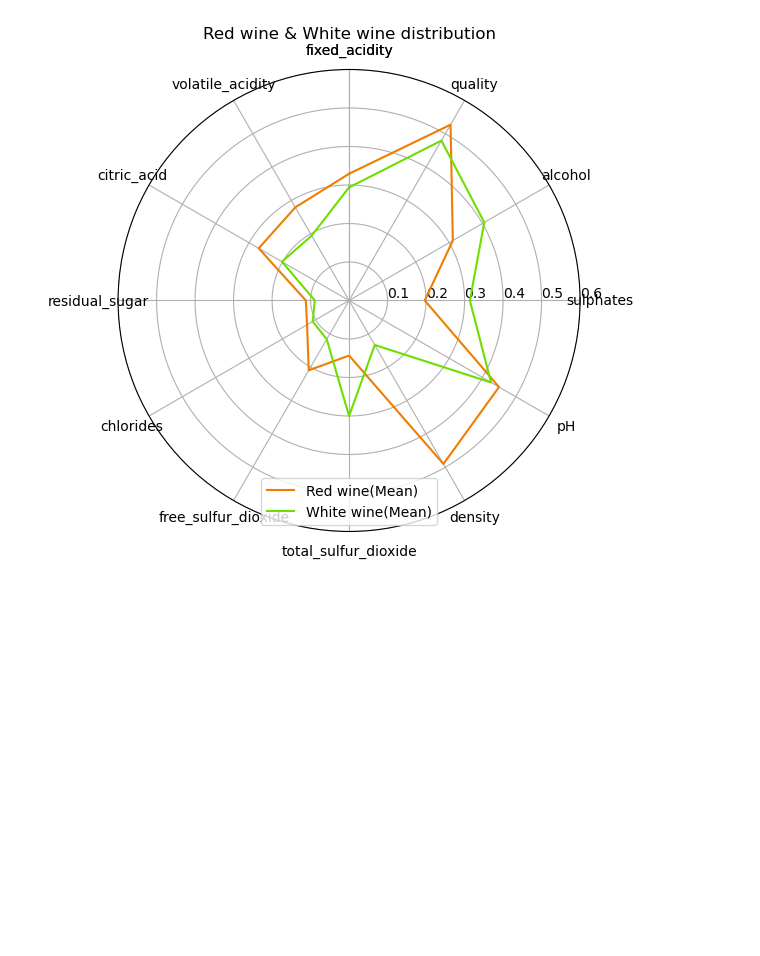
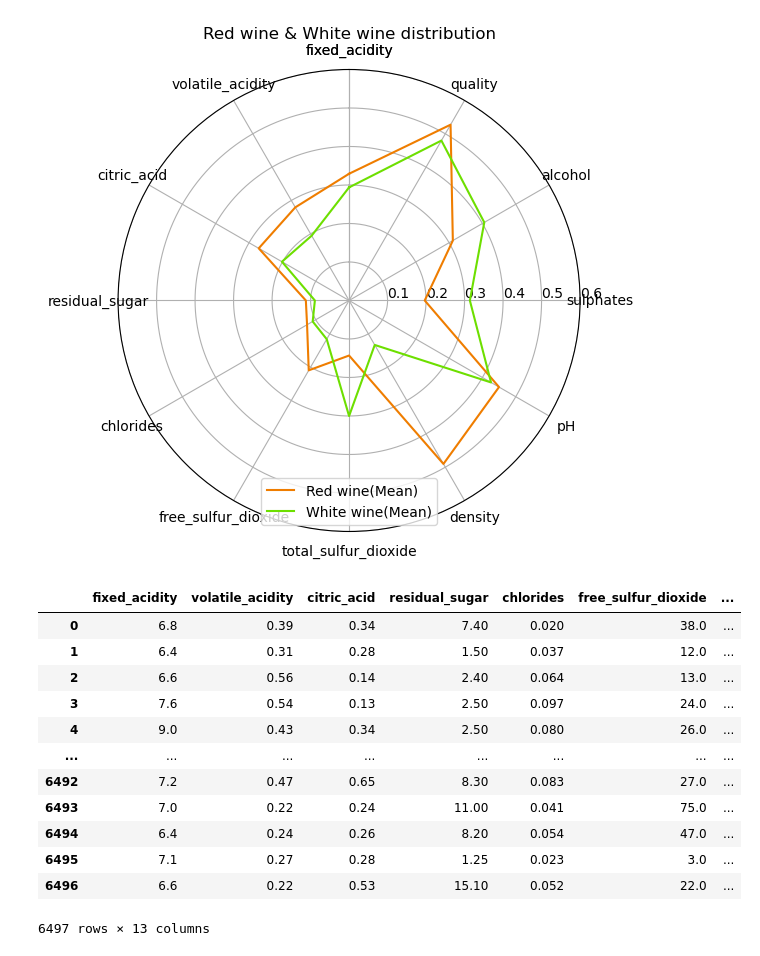
Before and after one commit to n0t1ucky/wineData, a Jupyter notebook: Analyze_Q6.ipynb, the cells around one changed output. Cells and saved outputs as stored; diff of their text form; code cells hidden in the pictures; blank space fills up the shorter version.

```diff
--- a/Analyze_Q6.ipynb
+++ b/Analyze_Q6.ipynb
@@ -144,3 +144,20 @@ plt.legend(["Red wine(Mean)", "White wine(Mean)"], loc='lower center')
 plt.show()
 # %% [output]
 [figure]
+# %%
+dfRandom = df.sample(frac=1).reset_index(drop=True)
+dfRandom
+# %% [output]
+|  | fixed_acidity | volatile_acidity | citric_acid | residual_sugar | chlorides | free_sulfur_dioxide | ... |
+| 0 | 6.8 | 0.39 | 0.34 | 7.40 | 0.020 | 38.0 | ... |
+| 1 | 6.4 | 0.31 | 0.28 | 1.50 | 0.037 | 12.0 | ... |
+| 2 | 6.6 | 0.56 | 0.14 | 2.40 | 0.064 | 13.0 | ... |
+| 3 | 7.6 | 0.54 | 0.13 | 2.50 | 0.097 | 24.0 | ... |
+| 4 | 9.0 | 0.43 | 0.34 | 2.50 | 0.080 | 26.0 | ... |
+| ... | ... | ... | ... | ... | ... | ... | ... |
+| 6492 | 7.2 | 0.47 | 0.65 | 8.30 | 0.083 | 27.0 | ... |
+| 6493 | 7.0 | 0.22 | 0.24 | 11.00 | 0.041 | 75.0 | ... |
+| 6494 | 6.4 | 0.24 | 0.26 | 8.20 | 0.054 | 47.0 | ... |
+| 6495 | 7.1 | 0.27 | 0.28 | 1.25 | 0.023 | 3.0 | ... |
+| 6496 | 6.6 | 0.22 | 0.53 | 15.10 | 0.052 | 22.0 | ... |
+6497 rows × 13 columns
```
Also changed, not shown: parts of 5 cells of this notebook.
